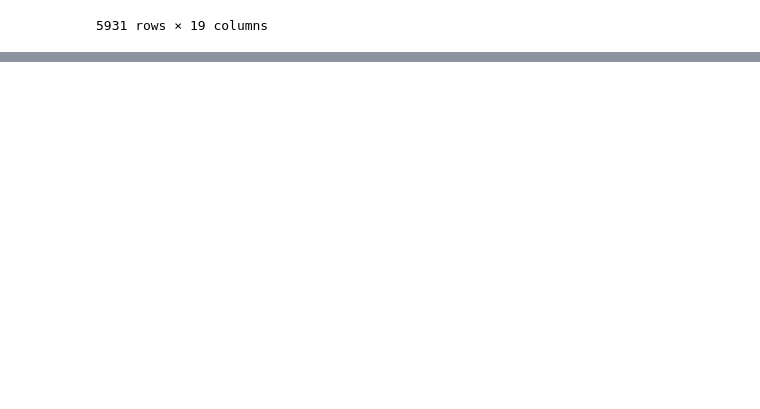
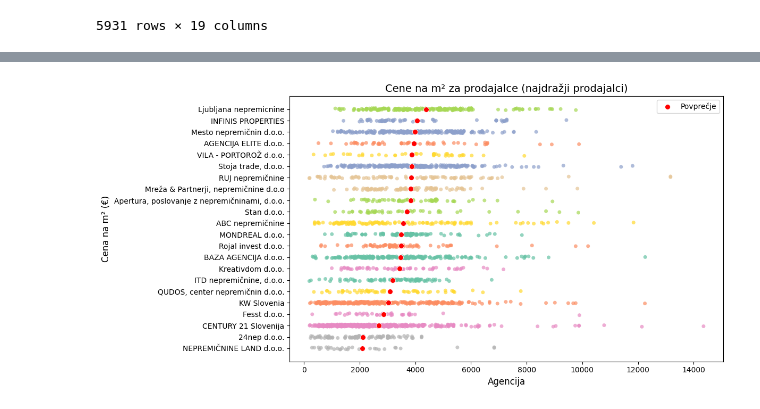
Before and after one commit to tthuma1/PR251, a Jupyter notebook: src/vizualizacije_ponudniki.ipynb, the cells around one changed output, grey strips where cells are left out. Drawn from its saved outputs; the diff is of its cells as text; code cells hidden in the pictures; blank space fills up the shorter version.

```diff
--- a/src/vizualizacije_ponudniki.ipynb
+++ b/src/vizualizacije_ponudniki.ipynb
@@ -496,0 +527,15 @@ plt.show()
+# %%
+seller_avg = filtered_df.groupby('prodajalec_agencija', as_index=False)['cena_na_m2'].mean().sort_values(by='cena_na_m2', ascending=False)
+
+# Filter sellers with average price_per_m2 > 1000
+high_price_sellers = seller_avg[seller_avg['cena_na_m2'] > 2000]
+
+# Plot
+plt.figure(figsize=(10, 6))
+plt.barh(high_price_sellers['prodajalec_agencija'], high_price_sellers['cena_na_m2'], color='skyblue')
+plt.xlabel('Average Price per m²')
+plt.title('Sellers with Average Price per m² Over 1000€')
+plt.gca().invert_yaxis()  # So the highest is on top
+plt.tight_layout()
+plt.show()
+high_price_sellers
@@ -496,0 +561,44 @@ plt.show()
+# %%
+
+valid_agencies = high_price_sellers['prodajalec_agencija']
+
+# # Filtriraj DataFrame, da vsebuje le validne agencije
+filtered_df2 = kvadrati_cene2[(kvadrati_cene2['prodajalec_agencija'].isin(valid_agencies))]
+filtered_df2 = filtered_df2[(kvadrati_cene2["vrsta"] == "Stanovanje") | (kvadrati_cene2["vrsta"] == "Hiša") | (kvadrati_cene2['prodajalec_agencija'].str.contains("RE/MAX"))]
+
+# # ordered_agencies = counts[counts >= 45].sort_values(ascending=False).index
+
+mean_values = filtered_df.groupby('prodajalec_agencija')['cena_na_m2'].mean().loc[valid_agencies]
+
+
+# # Ustvari scatter plot za filtrirane in sortirane agencije
+plt.figure(figsize=(12, 6))
+
+sns.stripplot(
+    data=filtered_df2,
+    y='prodajalec_agencija',
+    x='cena_na_m2',
+    order=valid_agencies,
+    alpha=0.7,
+    hue='prodajalec_agencija',
+    palette='Set2',
+    legend=None
+)
+sns.scatterplot(
+    y=valid_agencies,
+    x=mean_values.values,
+    color='r',
+    marker='o',
+    s=50,
+    zorder=10,
+    label="Povprečje"
+)
+
+plt.title('Cene na m² za prodajalce (najdražji prodajalci)', fontsize=14)
+plt.xlabel('Agencija', fontsize=12)
+plt.ylabel('Cena na m² (€)', fontsize=12)
+plt.tight_layout()
+
+plt.show()
+# %% [output]
+[figure, added]
```
Also changed, not shown: parts of 4 cells of this notebook.
